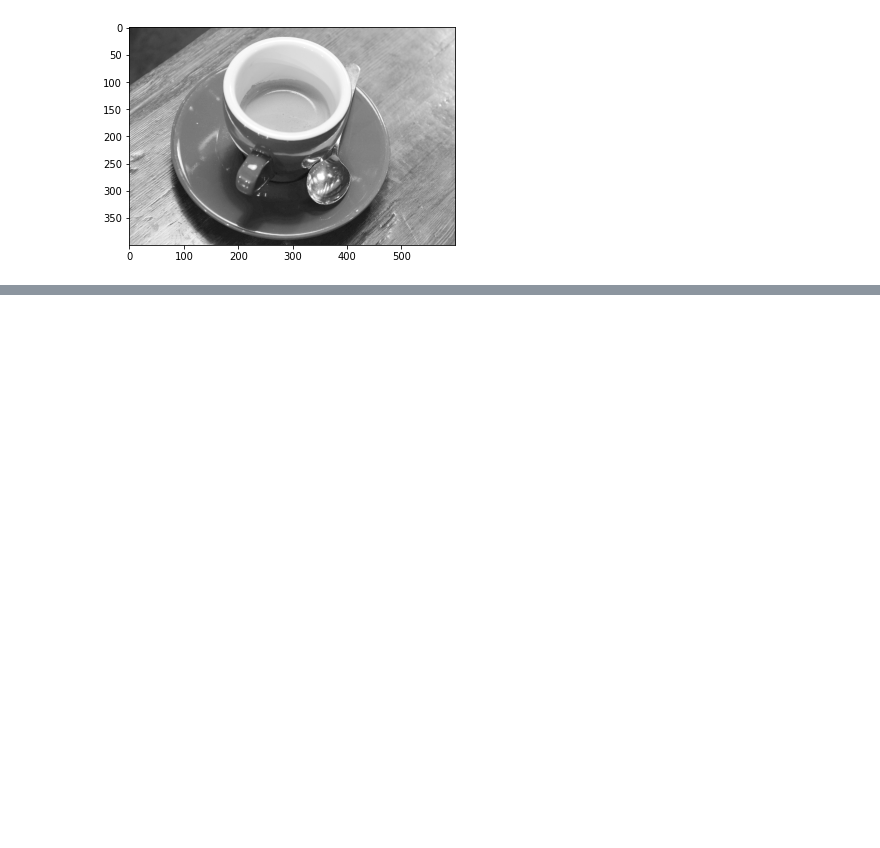
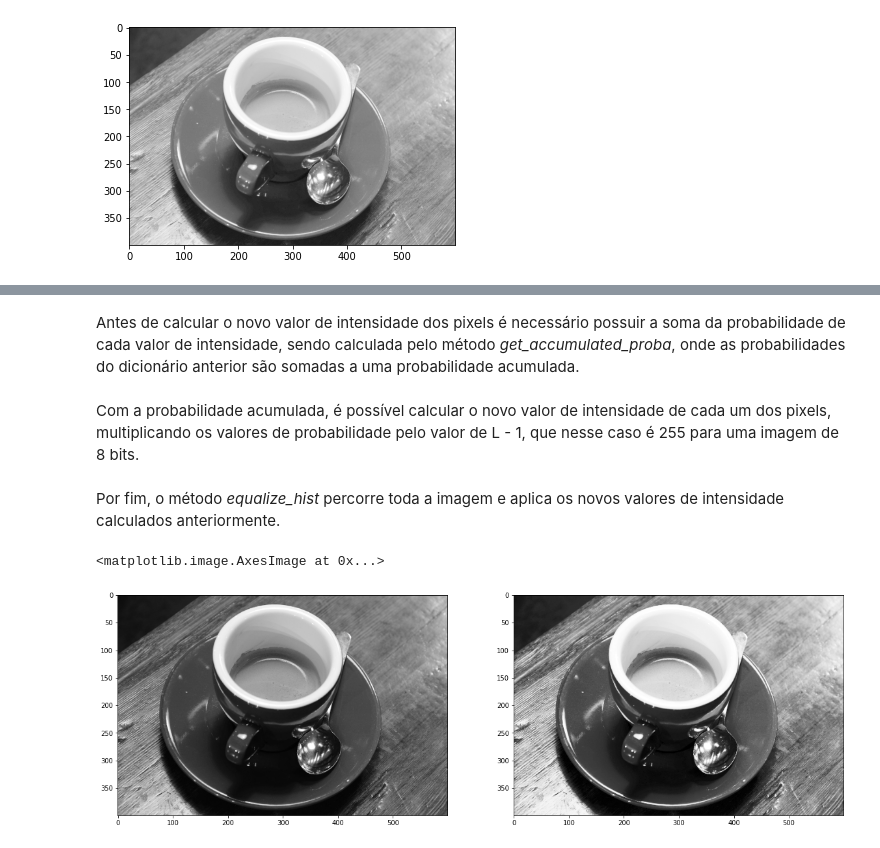
Before and after one commit to AlvaroCavalcante/digital-image-processing, a Jupyter notebook: PDI - Exercício 2.ipynb, the cells around one changed output, grey strips where cells are left out. Drawn from its saved outputs; the diff is of its cells as text; code cells hidden in the pictures; blank space fills up the shorter version.

```diff
--- a/PDI - Exercício 2.ipynb
+++ b/PDI - Exercício 2.ipynb
@@ -149,0 +237,47 @@ plt.imshow(sqrt_image, cmap='gray')
+# %% [markdown]
+Antes de calcular o novo valor de intensidade dos pixels é necessário possuir a soma da probabilidade de cada valor de intensidade, sendo calculada pelo método *get_accumulated_proba*, onde as probabilidades do dicionário anterior são somadas a uma probabilidade acumulada.
+# %%
+def get_accumulated_proba(hist_proba):
+    acc_proba = {}
+    sum_proba = 0
+
+    for i in range(0, 256):
+        if i == 0:
+            pass
+        else:
+            sum_proba += hist_proba[str(i - 1)]
+
+        acc_proba[str(i)] = hist_proba[str(i)] + sum_proba
+
+    return acc_proba
+
+accumulated_proba = get_accumulated_proba(hist_proba)
+# %% [markdown]
+Com a probabilidade acumulada, é possível calcular o novo valor de intensidade de cada um dos pixels, multiplicando os valores de probabilidade pelo valor de L - 1, que nesse caso é 255 para uma imagem de 8 bits.
+# %%
+def get_new_gray_value(acc_proba):
+    new_gray_value = {}
+
+    for i in range(0, 256):
+        new_gray_value[str(i)] = np.ceil(acc_proba[str(i)] * 255)
+
+    return new_gray_value
+
+new_gray_value = get_new_gray_value(accumulated_proba)
+# %% [markdown]
+Por fim, o método *equalize_hist* percorre toda a imagem e aplica os novos valores de intensidade calculados anteriormente.
+# %%
+def equalize_hist(img, new_gray_value):
+    for row in range(img.shape[0]):
+        for column in range(img.shape[1]):
+            img[row][column] = new_gray_value[str(int(img[row][column]))]
+
+    return img
+# %%
+eq_img = equalize_hist(image.copy(), new_gray_value)
+figure, axarr = plt.subplots(1,2, figsize=(20, 10))
+axarr[0].imshow(image, cmap='gray')
+axarr[1].imshow(eq_img, cmap='gray')
+# %% [output]
+<matplotlib.image.AxesImage at 0x...>
+[figure, added]
```
Also changed, not shown: parts of 32 cells of this notebook, 2 other files.
